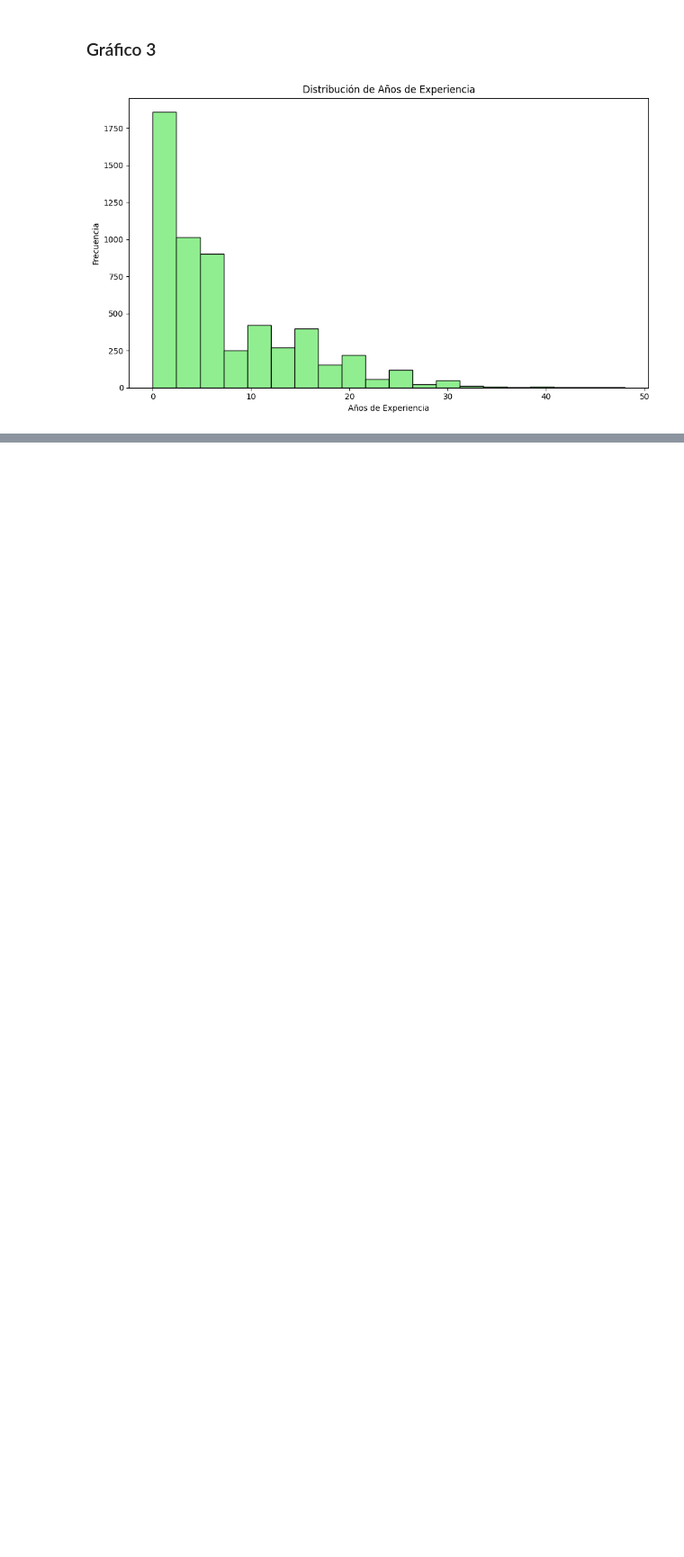
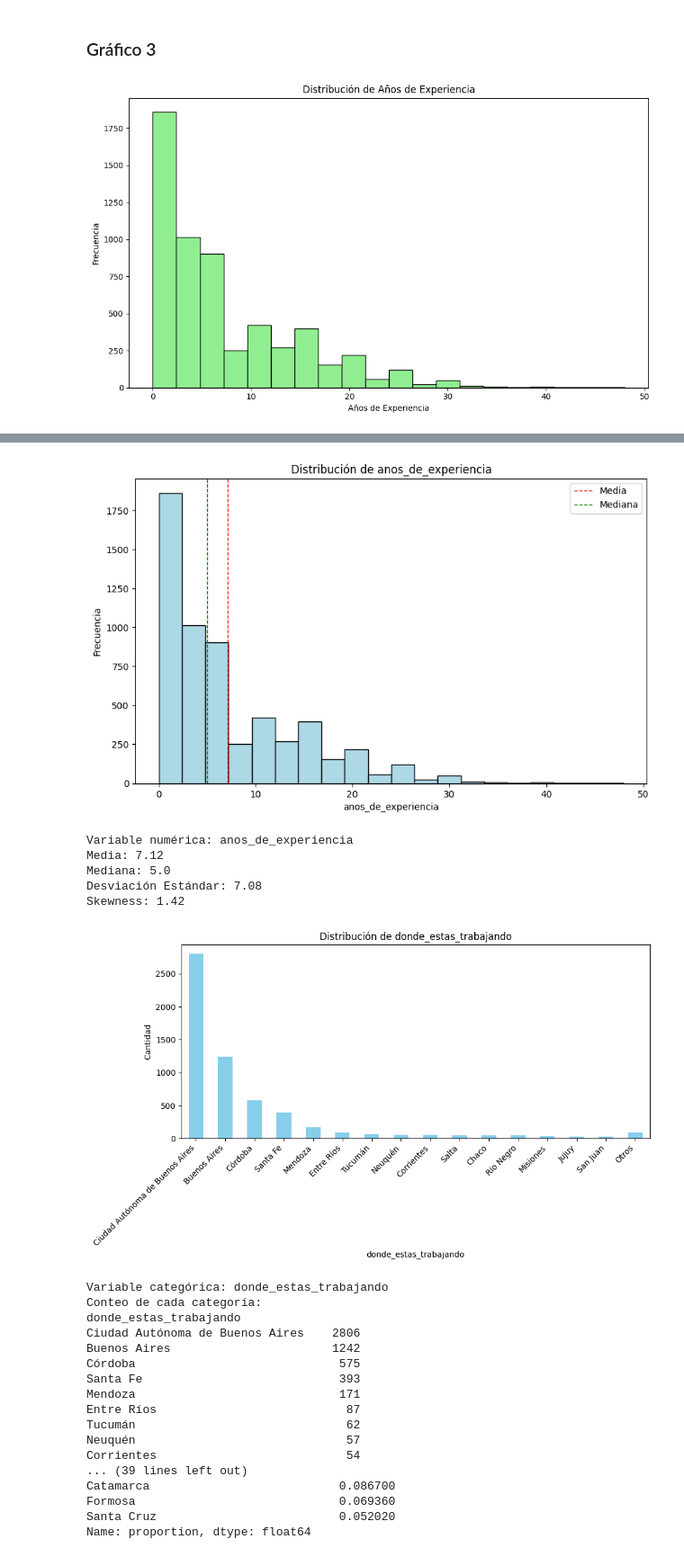
Before and after one commit to LuisSiccardi/ISPC_CienciaDeDatos_I, a Jupyter notebook: main.ipynb, the cells around one changed output, grey strips where cells are left out. Shown at 90% size. Cells and saved outputs as stored; diff of their text form; code cells hidden in the pictures; blank space fills up the shorter version.

```diff
--- a/main.ipynb
+++ b/main.ipynb
@@ -192,19 +192,46 @@ plt.show()
 # %%
 ## Evidencia 3 - Punto 4
 # %%
+import pandas as pd
+import numpy as np
+import matplotlib.pyplot as plt
+
 # Cargar el dataset
 encuestaSalarial = pd.read_csv('Datos/EncuestaRemuneracionSalarialArgentina2023.csv')
+
+# Seleccionar las 10 columnas importantes
+columnas_importantes = [
+    'donde_estas_trabajando', 'dedicacion', 'tipo_de_contrato',
+    'ultimo_salario_mensual_o_retiro_bruto_en_tu_moneda_local', 'pagos_en_dolares',
+    'que_porcentaje_o_monto_recibis_en_criptomonedas', 'recibis_algun_tipo_de_bono',
+    'como_consideras_que_estan_tus_ingresos_laborales_comparados_con_el_semestre_anterior',
+    'trabajo_de', 'anos_de_experiencia'
+]
+
+# Filtrar el DataFrame
+encuestaSalarial = encuestaSalarial[columnas_importantes]
 
 # Dividir las columnas en numéricas y categóricas
 columnas_numericas = encuestaSalarial.select_dtypes(include=[np.number]).columns
 columnas_categoricas = encuestaSalarial.select_dtypes(include=['object']).columns
 
-# Medidas descriptivas para variables numéricas
+# Medidas descriptivas y gráficos para variables numéricas
 for columna in columnas_numericas:
     media = encuestaSalarial[columna].mean()
     mediana = encuestaSalarial[columna].median()
     desviacion_estandar = encuestaSalarial[columna].std()
     skewness = encuestaSalarial[columna].skew()
+
+    # Histograma
+    plt.figure(figsize=(10, 6))
+    plt.hist(encuestaSalarial[columna].dropna(), bins=20, color='lightblue', edgecolor='black')
+    plt.xlabel(columna)
+    plt.ylabel('Frecuencia')
+    plt.title(f'Distribución de {columna}')
+    plt.axvline(media, color='red', linestyle='dashed', linewidth=1, label='Media')
+    plt.axvline(mediana, color='green', linestyle='dashed', linewidth=1, label='Mediana')
+    plt.legend()
+    plt.show()
 
     print(f"Variable numérica: {columna}")
     print(f"Media: {media:.2f}")
@@ -213,10 +240,27 @@ for columna in columnas_numericas:
     print(f"Skewness: {skewness:.2f}")
     print()
 
-# Medidas descriptivas para variables categóricas
+# Gráficos para variables categóricas
 for columna in columnas_categoricas:
     conteo_categorias = encuestaSalarial[columna].value_counts()
     proporciones = encuestaSalarial[columna].value_counts(normalize=True) * 100
+
+    # Agrupar categorías menos frecuentes en "Otros"
+    n_categorias_mostrar = 15
+    conteo_categorias_otros = conteo_categorias.head(n_categorias_mostrar)
+    if len(conteo_categorias) > n_categorias_mostrar:
+        otras_categorias = conteo_categorias.iloc[n_categorias_mostrar:].sum()
+        conteo_categorias_otros['Otros'] = otras_categorias
+
+    # Visualizar el gráfico con la nueva categoría "Otros"
+    plt.figure(figsize=(10, 6))
+    ax = conteo_categorias_otros.plot(kind='bar', color='skyblue')
+    plt.xlabel(columna)
+    plt.ylabel('Cantidad')
+    plt.title(f'Distribución de {columna}')
+    ax.set_xticklabels(ax.get_xticklabels(), rotation=45, ha='right')
+    plt.tight_layout()
+    plt.show()
 
     print(f"Variable categórica: {columna}")
     print("Conteo de cada categoría:")
@@ -244,0 +284,24 @@ Name: proportion, dtype: float64
+[figure, added]
+Variable numérica: anos_de_experiencia
+Media: 7.12
+Mediana: 5.0
+Desviación Estándar: 7.08
+Skewness: 1.42
+[figure, added]
+Variable categórica: donde_estas_trabajando
+Conteo de cada categoría:
+donde_estas_trabajando
+Ciudad Autónoma de Buenos Aires    2806
+Buenos Aires                       1242
+Córdoba                             575
+Santa Fe                            393
+Mendoza                             171
+Entre Ríos                           87
+Tucumán                              62
+Neuquén                              57
+Corrientes                           54
+... (39 lines left out)
+Catamarca                           0.086700
+Formosa                             0.069360
+Santa Cruz                          0.052020
+Name: proportion, dtype: float64
```
Also changed, not shown: parts of 2 cells of this notebook.
